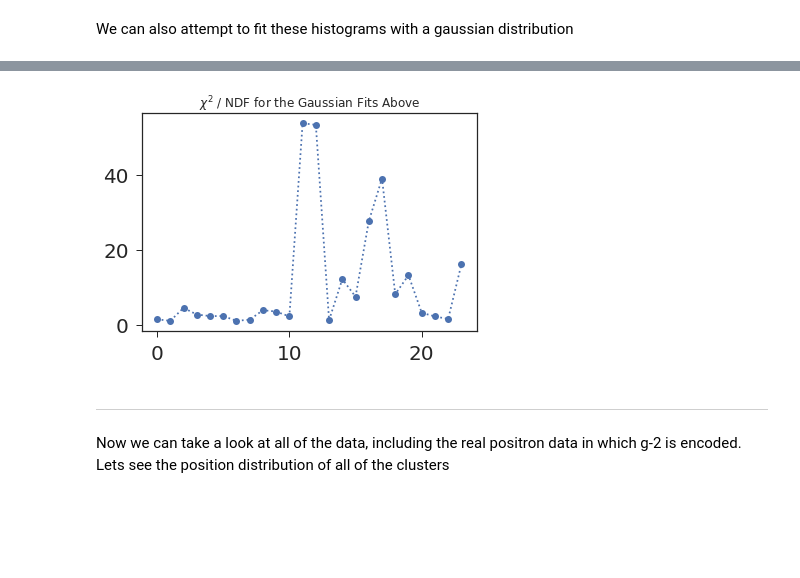
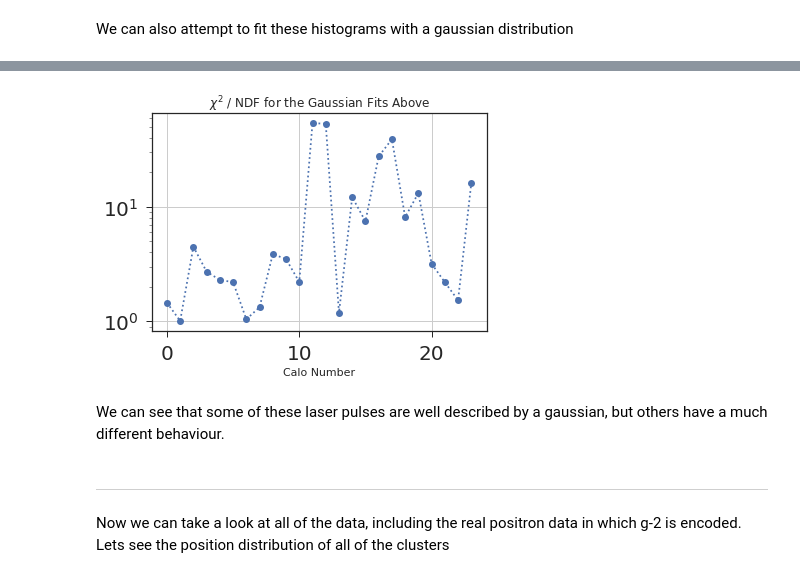
Before and after one commit to jlabounty/phys576, a Jupyter notebook: PHYS576_InitialExplorationOfData_JoshuaLaBounty.ipynb, the cells around one changed output, grey strips where cells are left out. Drawn from its saved outputs; the diff is of its cells as text; code cells hidden in the pictures; blank space fills up the shorter version.

```diff
--- a/PHYS576_InitialExplorationOfData_JoshuaLaBounty.ipynb
+++ b/PHYS576_InitialExplorationOfData_JoshuaLaBounty.ipynb
@@ -248,10 +233,17 @@ Warning in <TCanvas::Constructor>: Deleting canvas with same name: c2
 [figure]
 # %%
+fig, ax = plt.subplots()
 plt.plot([x[0] / x[1] for x in chisqVec],':o')
 plt.title("$\chi^2$ / NDF for the Gaussian Fits Above")
+plt.xlabel("Calo Number")
+ax.set_yscale("log")
+plt.grid(True)
+
 plt.show()
 # %% [output]
-[figure, old version]
+[figure, new version]
+# %% [markdown]
+We can see that some of these laser pulses are well described by a gaussian, but others have a much different behaviour.
 # %% [markdown]
 ---
 
```
Also changed, not shown: parts of 16 cells of this notebook.
